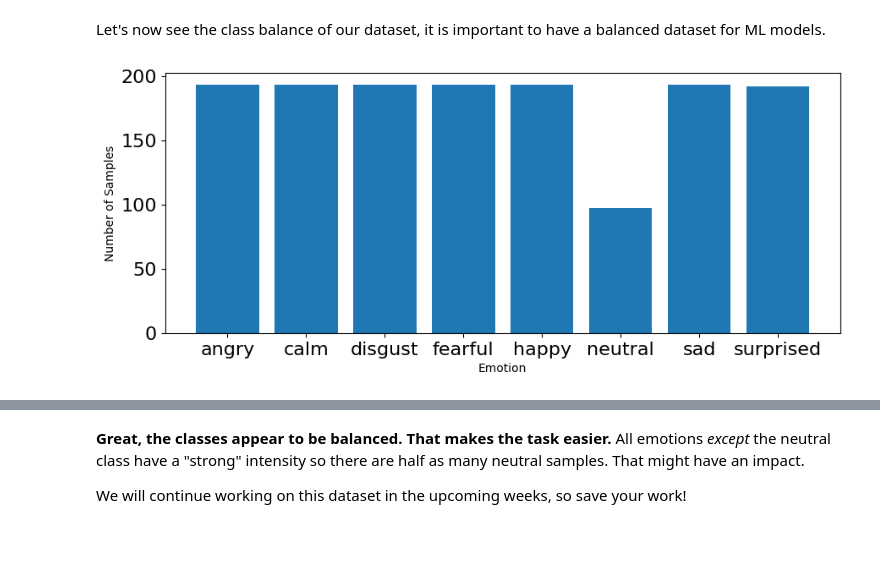
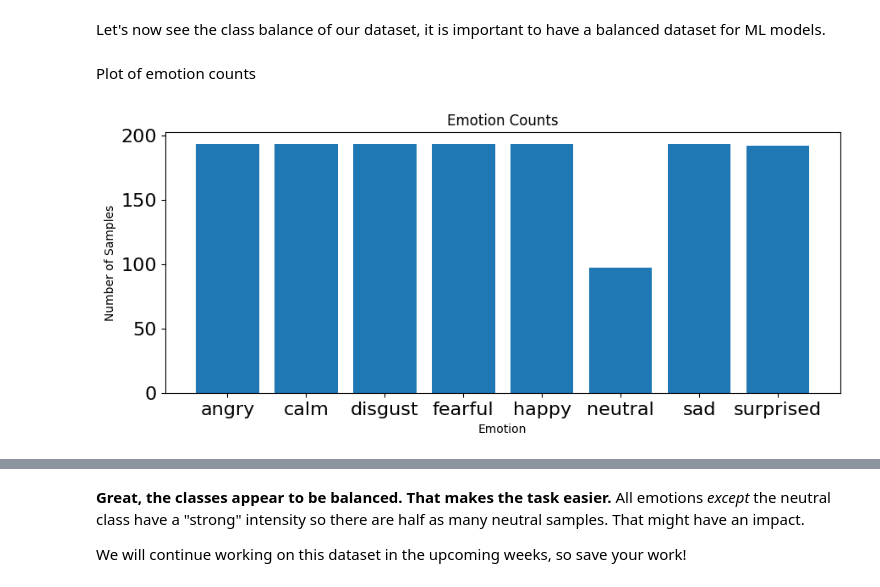
Before and after one commit to ricky319ufo/Week2-DataPreprocessing, a Jupyter notebook: Week 2.ipynb, the cells around one changed output, grey strips where cells are left out. Drawn from its saved outputs; the diff is of its cells as text; code cells hidden in the pictures; blank space fills up the shorter version.

Commit message:
Final update
Add emotion + gender plot

```diff
--- a/Week 2.ipynb
+++ b/Week 2.ipynb
@@ -694,8 +696,9 @@ def load_data():
     for file in glob.glob("Audio Data/Actor_*/*.wav"):
         file_name=os.path.basename(file)
         emotion=emotions_dict[file_name.split("-")[2]]
-        #features = get_features(file)
-        #X.append(features)
+        if int(file_name.split("-")[6])%2 == 0: gender = "female"
+        else: gender = "male"
+        X.append(gender)
         y.append(emotion)
         count += 1
         # '\r' + end='' results in printing over same line
@@ -711,8 +716,9 @@ def load_data():
     for file in glob.glob("Audio Data and Personal Recording/Actor_25/*.wav"):
         file_name=os.path.basename(file)
         emotion=emotions_dict[file_name.split("-")[2]]
-        #features = get_features(file)
-        #X.append(features)
+        if int(file_name.split("-")[6])%2 == 0: gender = "female"
+        else: gender = "male"
+        X.append(gender)
         y.append(emotion)
         count += 1
         # '\r' + end='' results in printing over same line
@@ -746,17 +754,19 @@ genders, emotions = load_data()
  Processed 1447/1447 audio samples
 # %% [markdown]
 Let's now see the class balance of our dataset, it is important to have a balanced dataset for ML models.
+# %% [markdown]
+Plot of emotion counts
 # %%
-# plot emotions
 plt.figure(figsize=(35,4))
 plt.subplot(1,3,1)
 #np.unique returns ordered list of unique elements and count of each element
 emotion_list, count = np.unique(emotions, return_counts=True)
 plt.bar(x=range(8), height=count)
 plt.xticks(ticks=range(8), labels = [emotion for emotion in emotion_list],fontsize=10)
 plt.xlabel('Emotion')
 plt.tick_params(labelsize=16)
 plt.ylabel('Number of Samples')
+plt.title('Emotion Counts')
 plt.show()
 # %% [output]
-[figure, old version]
+[figure, new version]
```
Also changed, not shown: parts of 7 cells of this notebook.
